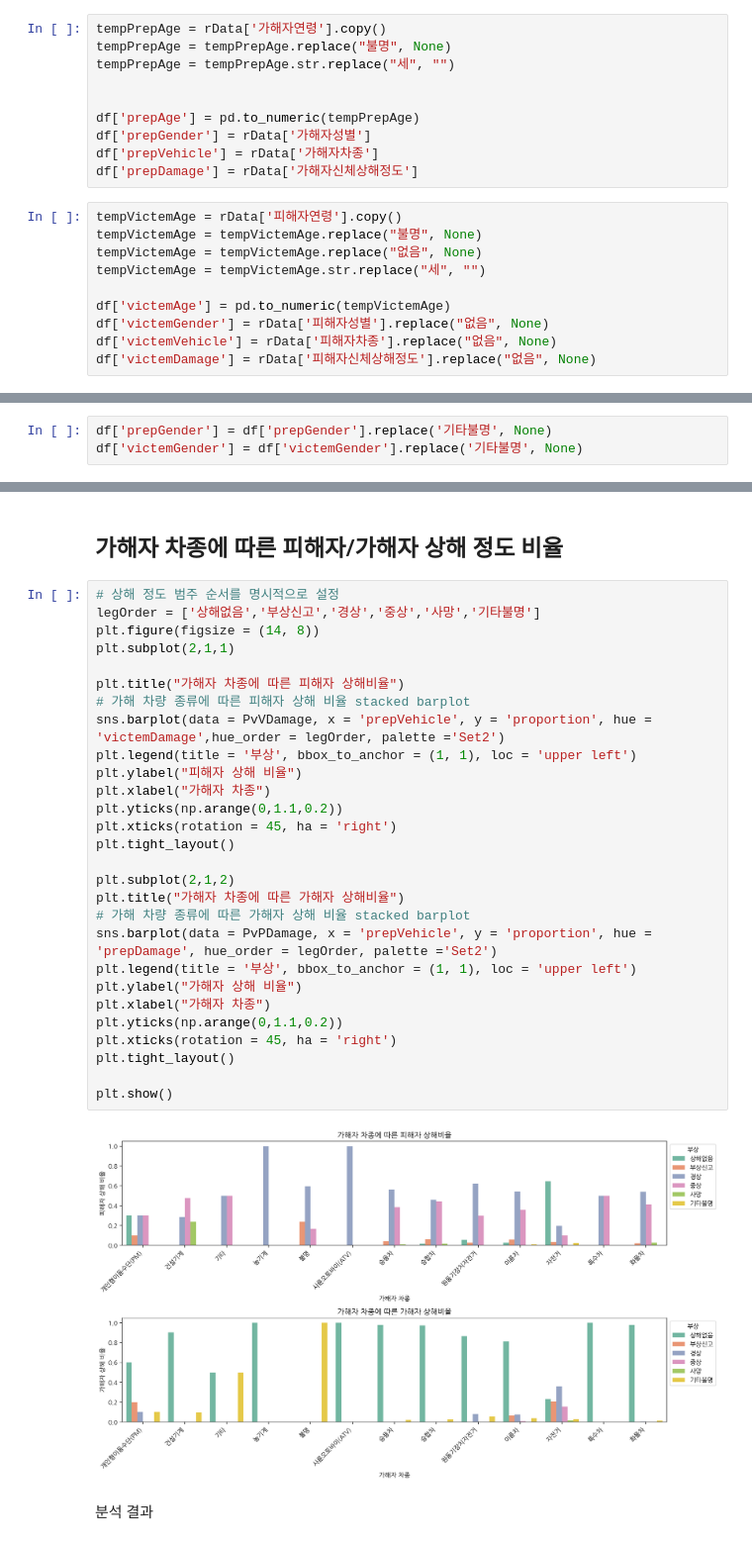
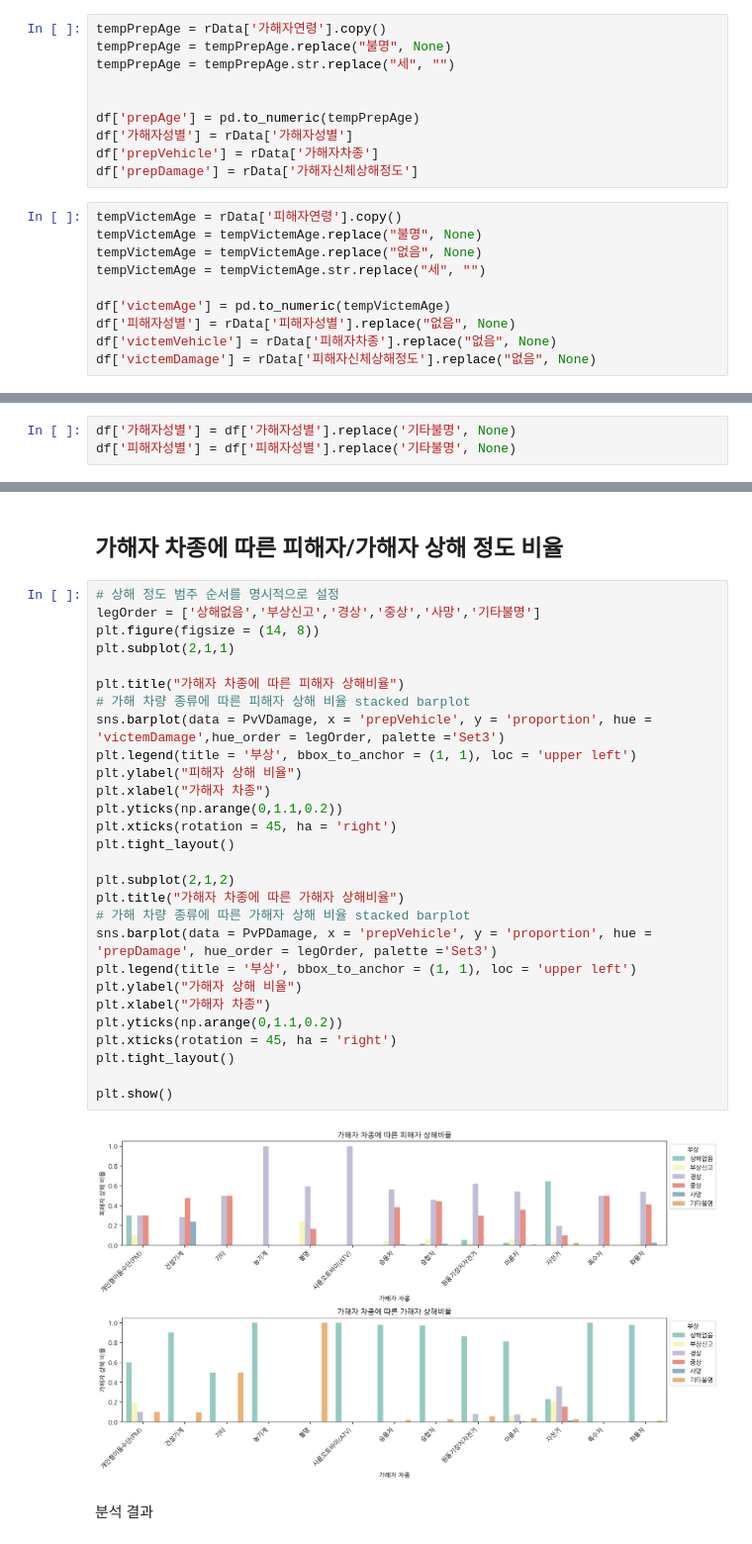
Before and after one commit to carvestar/25-BDA-TeamDP, a Jupyter notebook: 25_BDA_BikeCrash_TeamDP.ipynb, the cells around one changed output, grey strips where cells are left out. Shown at 99% size. Cells and saved outputs as stored; diff of their text form.

```diff
--- a/25_BDA_BikeCrash_TeamDP.ipynb
+++ b/25_BDA_BikeCrash_TeamDP.ipynb
@@ -129,7 +120,7 @@ tempPrepAge = tempPrepAge.str.replace("세", "")
 
 
 df['prepAge'] = pd.to_numeric(tempPrepAge)
-df['prepGender'] = rData['가해자성별']
+df['가해자성별'] = rData['가해자성별']
 df['prepVehicle'] = rData['가해자차종']
 df['prepDamage'] = rData['가해자신체상해정도']
 # %%
@@ -139,7 +130,7 @@ tempVictemAge = tempVictemAge.replace("없음", None)
 tempVictemAge = tempVictemAge.str.replace("세", "")
 
 df['victemAge'] = pd.to_numeric(tempVictemAge)
-df['victemGender'] = rData['피해자성별'].replace("없음", None)
+df['피해자성별'] = rData['피해자성별'].replace("없음", None)
 df['victemVehicle'] = rData['피해자차종'].replace("없음", None)
 df['victemDamage'] = rData['피해자신체상해정도'].replace("없음", None)
 # %%
@@ -320,8 +311,8 @@ plt.show()
 # %% [markdown]
 ### '기타불명' 값은 None으로 처리하여 시각화에서 제외
 # %%
-df['prepGender'] = df['prepGender'].replace('기타불명', None)
-df['victemGender'] = df['victemGender'].replace('기타불명', None)
+df['가해자성별'] = df['가해자성별'].replace('기타불명', None)
+df['피해자성별'] = df['피해자성별'].replace('기타불명', None)
 # %% [markdown]
 ## 가해자 성별별 사고 횟수 시각화 <br> 성별에 따라 사고 발생 빈도가 어떻게 다른지 분석
 # %%
@@ -604,33 +602,33 @@ PvVDamage.head(3)
 # %%
 # 상해 정도 범주 순서를 명시적으로 설정
 legOrder = ['상해없음','부상신고','경상','중상','사망','기타불명']
 plt.figure(figsize = (14, 8))
 plt.subplot(2,1,1)
 
 plt.title("가해자 차종에 따른 피해자 상해비율")
 # 가해 차량 종류에 따른 피해자 상해 비율 stacked barplot
-sns.barplot(data = PvVDamage, x = 'prepVehicle', y = 'proportion', hue = 'victemDamage',hue_order = legOrder, palette ='Set2')
+sns.barplot(data = PvVDamage, x = 'prepVehicle', y = 'proportion', hue = 'victemDamage',hue_order = legOrder, palette ='Set3')
 plt.legend(title = '부상', bbox_to_anchor = (1, 1), loc = 'upper left')
 plt.ylabel("피해자 상해 비율")
 plt.xlabel("가해자 차종")
 plt.yticks(np.arange(0,1.1,0.2))
 plt.xticks(rotation = 45, ha = 'right')
 plt.tight_layout()
 
 plt.subplot(2,1,2)
 plt.title("가해자 차종에 따른 가해자 상해비율")
 # 가해 차량 종류에 따른 가해자 상해 비율 stacked barplot
-sns.barplot(data = PvPDamage, x = 'prepVehicle', y = 'proportion', hue = 'prepDamage', hue_order = legOrder, palette ='Set2')
+sns.barplot(data = PvPDamage, x = 'prepVehicle', y = 'proportion', hue = 'prepDamage', hue_order = legOrder, palette ='Set3')
 plt.legend(title = '부상', bbox_to_anchor = (1, 1), loc = 'upper left')
 plt.ylabel("가해자 상해 비율")
 plt.xlabel("가해자 차종")
 plt.yticks(np.arange(0,1.1,0.2))
 plt.xticks(rotation = 45, ha = 'right')
 plt.tight_layout()
 
 plt.show()
 # %% [output]
-[figure, old version]
+[figure, new version]
 # %% [markdown]
 분석 결과
 # %% [markdown]
```
Also changed, not shown: parts of 9 cells of this notebook.
